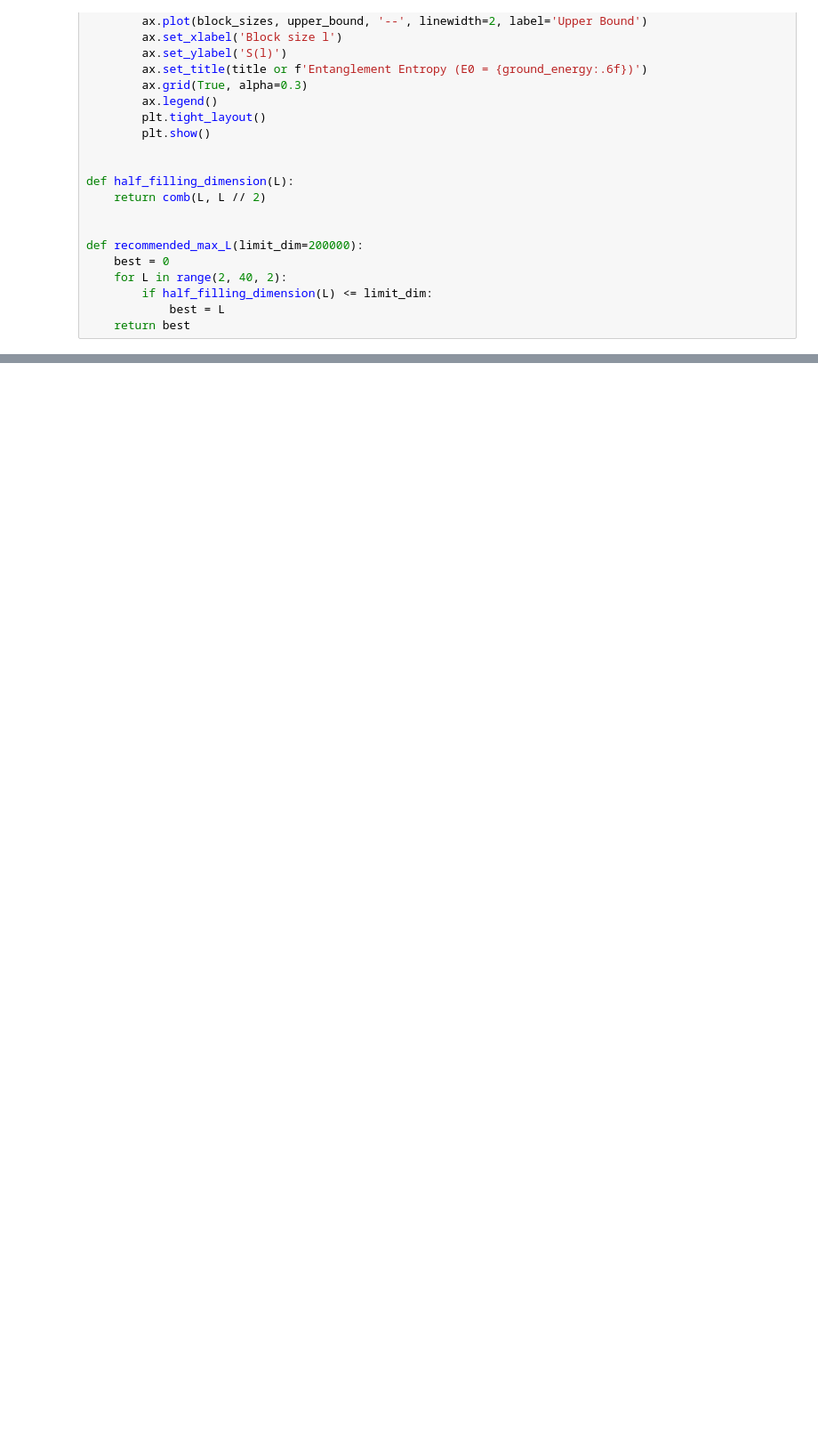
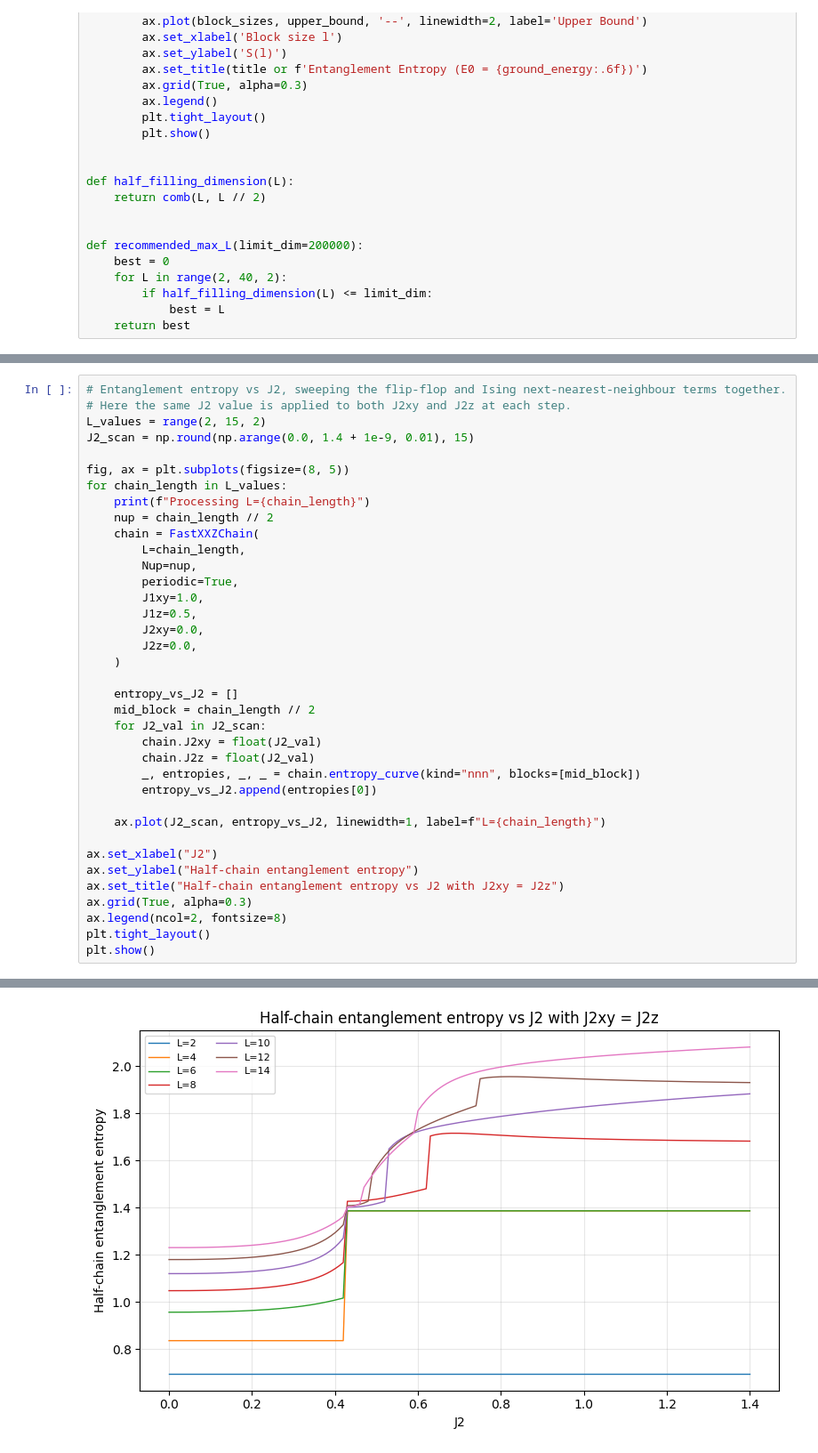
Before and after one commit to Matth3wc/HamiltonTrust_2026_Spin_Chains, a Jupyter notebook: santos_izmir2014_coding_exercises/exercises_optimized.ipynb, the cells around one changed output, grey strips where cells are left out. Shown at 89% size. Saved outputs shown, nothing was run; the diff lists cells and outputs as text; blank space fills up the shorter version.

```diff
--- a/santos_izmir2014_coding_exercises/exercises_optimized.ipynb
+++ b/santos_izmir2014_coding_exercises/exercises_optimized.ipynb
@@ -339,0 +697,38 @@ plt.show()
+# %%
+# Entanglement entropy vs J2, sweeping the flip-flop and Ising next-nearest-neighbour terms together.
+# Here the same J2 value is applied to both J2xy and J2z at each step.
+L_values = range(2, 15, 2)
+J2_scan = np.round(np.arange(0.0, 1.4 + 1e-9, 0.01), 15)
+
+fig, ax = plt.subplots(figsize=(8, 5))
+for chain_length in L_values:
+    print(f"Processing L={chain_length}")
+    nup = chain_length // 2
+    chain = FastXXZChain(
+        L=chain_length,
+        Nup=nup,
+        periodic=True,
+        J1xy=1.0,
+        J1z=0.5,
+        J2xy=0.0,
+        J2z=0.0,
+    )
+
+    entropy_vs_J2 = []
+    mid_block = chain_length // 2
+    for J2_val in J2_scan:
+        chain.J2xy = float(J2_val)
+        chain.J2z = float(J2_val)
+        _, entropies, _, _ = chain.entropy_curve(kind="nnn", blocks=[mid_block])
+        entropy_vs_J2.append(entropies[0])
+
+    ax.plot(J2_scan, entropy_vs_J2, linewidth=1, label=f"L={chain_length}")
+
+ax.set_xlabel("J2")
+ax.set_ylabel("Half-chain entanglement entropy")
+ax.set_title("Half-chain entanglement entropy vs J2 with J2xy = J2z")
+ax.grid(True, alpha=0.3)
+ax.legend(ncol=2, fontsize=8)
+plt.tight_layout()
+plt.show()
+# %% [output]
@@ -339,0 +742 @@ plt.show()
+[figure, added]
```
Also changed, not shown: parts of 6 cells of this notebook, 2 other files.
